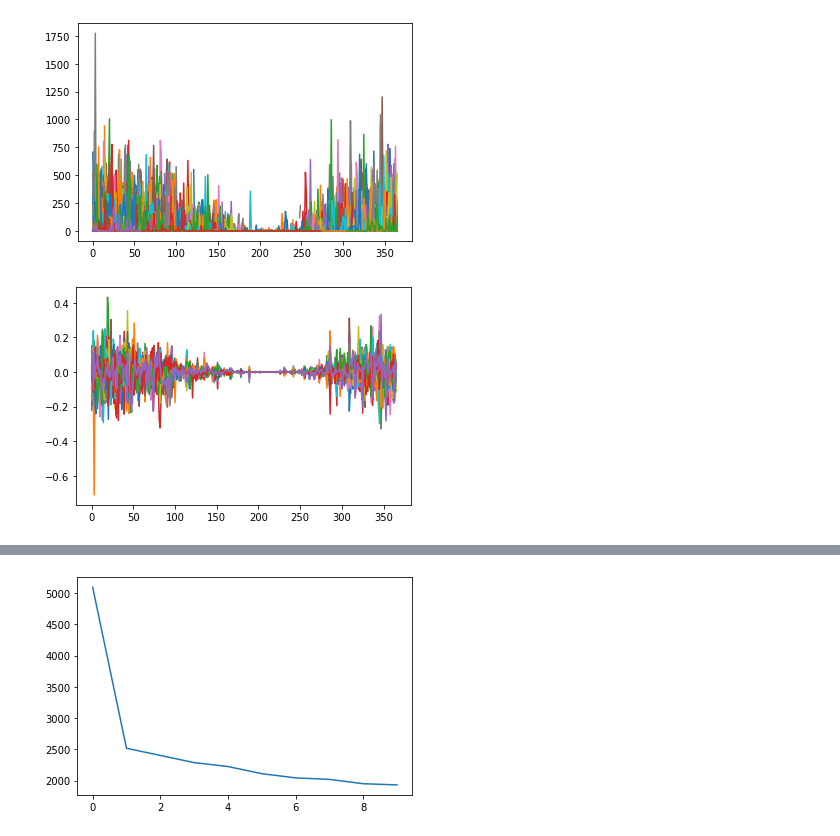
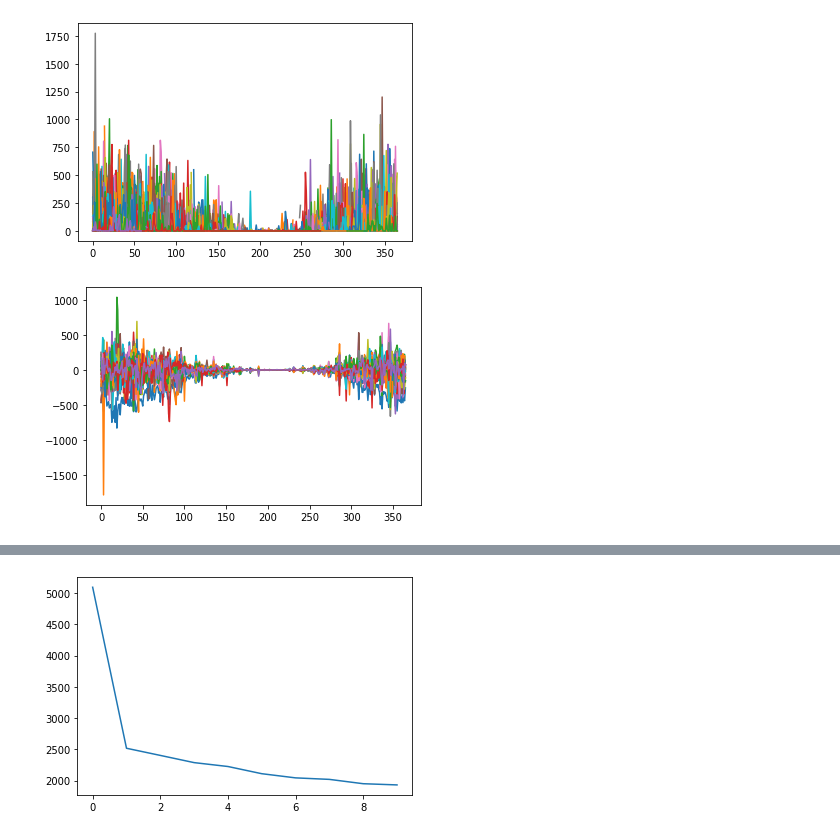
Before and after one commit to briancpark/aws-asdi, a Jupyter notebook: eda.ipynb, the cells around one changed output, grey strips where cells are left out. Saved outputs shown, nothing was run; the diff lists cells and outputs as text; code cells hidden in the pictures.

```diff
--- a/eda.ipynb
+++ b/eda.ipynb
@@ -242,7 +242,7 @@ Some helpful functions in helping with EDA and modeling
 # %%
 def df_loader(year, local=False):
     if local:
-        df = pd.read_csv('data/' + str(year) + '.csv.gz', header=None, compression='gzip')
+        df = pd.read_csv('data/' + str(year) + '.csv', header=None)
     else:
         object_key = 'csv/' + str(year) + '.csv'
         csv_obj = client.get_object(Bucket=bucket_name, Key=object_key)
@@ -1487,4 +1485,4 @@ BlockArray([[Block(ObjectRef(3f64a1cd5e0241c0ffffffffffffffffffffffff01000000030
 # %%
 for i in range(25):
-    plt.plot(U.T[i, :].get());
+    plt.plot((U.T[i, :] * S[i]).get());
 # %% [output]
@@ -1533,6 +1531,6 @@ for i in range(berkeley_prcp_design_matrix.shape[0]):
 U, S, V = linalg.svd(nps_app_inst, nps.nan_to_num(berkeley_prcp_design_matrix.T))
 # %%
 for i in range(25):
-    plt.plot(U.T[i, :].get());
+    plt.plot((U.T[i, :] * S[i]).get());
 # %% [output]
-[figure, old version]
+[figure, new version]
```
Also changed, not shown: parts of 35 cells of this notebook.
